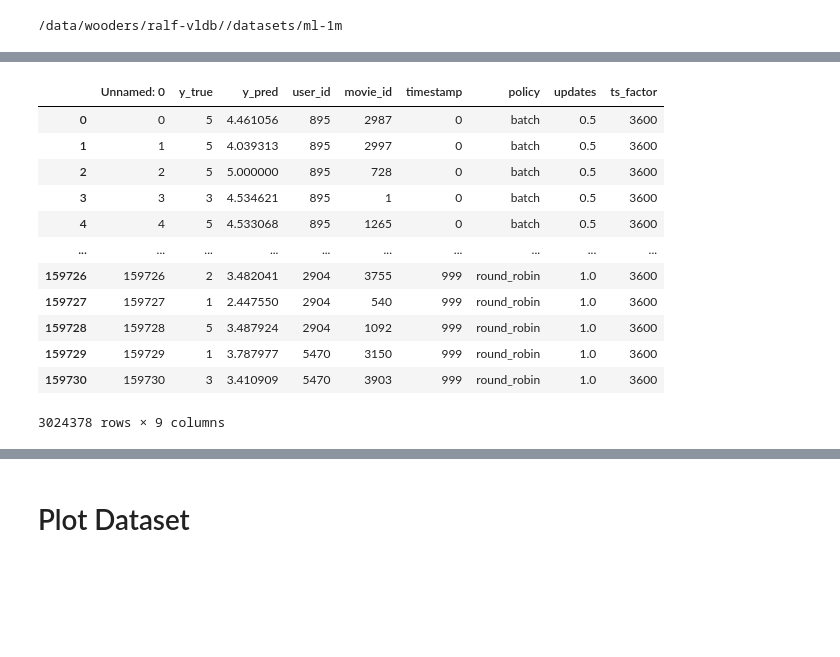
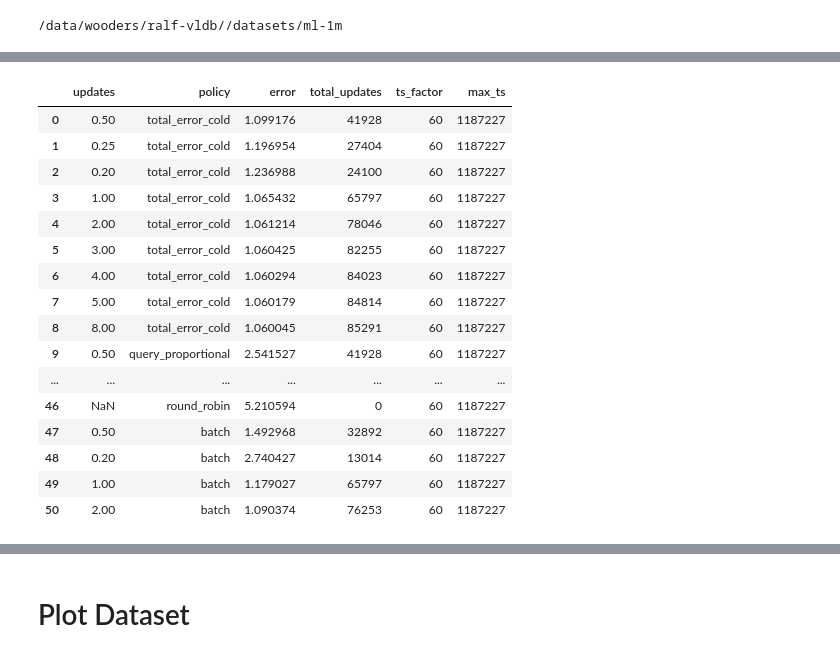
Before and after one commit to feature-store/experiments, a Jupyter notebook: nb/03-29-22-als_plots.ipynb, the cells around one changed output, grey strips where cells are left out. Saved outputs shown, nothing was run; the diff lists cells and outputs as text; code cells hidden in the pictures; blank space fills up the shorter version.

```diff
--- a/nb/03-29-22-als_plots.ipynb
+++ b/nb/03-29-22-als_plots.ipynb
@@ -18,7 +42,7 @@ result_dir = use_results(experiment, download=False)
 # %%
 split = 0.75
-updates_per_ts = [0.5, 0.2, 1, 2]
-ts_factor = [60, 60*60, 60*60*24]
-policies = ["batch", "total_error_cold", "query_proportional", "max_pending", "min_past", "round_robin"] #, "last_query"]
+updates_per_ts = [0.5, 0.25, 0.2, 1, 2, 3, 4, 5, 8, 10000, None]
+ts_factor = [60] #, 60*60, 60*60*24]
+policies = ["total_error_cold", "query_proportional", "max_pending", "min_past", "round_robin", "batch"] #, "last_query"]
 # %%
-limit = 1000 #100000
+limit = None #100000 #100000
@@ -30,19 +105,25 @@ results = []
 for p in policies:
     for u in updates_per_ts:
         for t in ts_factor:
+
+            if not os.path.exists(f"{result_dir}/{p}_{u}_{t}_split_{split}_updates.csv"):
+                continue
+
             update_df = pd.read_csv(f"{result_dir}/{p}_{u}_{t}_split_{split}_updates.csv")
             df = pd.read_csv(f"{result_dir}/{p}_{u}_{t}_split_{split}_results.csv")
 
+
+            if limit is not None:
+                if len(df.index) <= limit:
+                    print(f"{result_dir}/{p}_{u}_{t}_split_{split}_results.csv")
+                    continue
+
+                # filter time
+                df = df.iloc[:limit]
+                timestamp = df.timestamp.max()
+                update_df = update_df[update_df["time"] < timestamp]
+
             print(p, u, t, df.timestamp.max(), update_df["time"].max())
-
-            if df.timestamp.max() < limit:
-                print(f"{result_dir}/{p}_{u}_{t}_split_{split}_results.csv")
-                continue
-
-            # filter time
-            update_df = update_df[update_df["time"] < limit]
-            df = df[df["timestamp"] < limit]
-
 
             df["policy"] = p
             df["updates"] = u
@@ -151,16 +229,20 @@ See the caveats in the documentation: https://pandas.pydata.org/pandas-docs/stab
 # %%
-df_all
+results_df[results_df["ts_factor"] == 60]
 # %% [output]
-|  | Unnamed: 0 | y_true | y_pred | user_id | movie_id | timestamp | policy | updates | ts_factor |
-| 0 | 0 | 5 | 4.461056 | 895 | 2987 | 0 | batch | 0.5 | 3600 |
-| 1 | 1 | 5 | 4.039313 | 895 | 2997 | 0 | batch | 0.5 | 3600 |
-| 2 | 2 | 5 | 5.000000 | 895 | 728 | 0 | batch | 0.5 | 3600 |
-| 3 | 3 | 3 | 4.534621 | 895 | 1 | 0 | batch | 0.5 | 3600 |
-| 4 | 4 | 5 | 4.533068 | 895 | 1265 | 0 | batch | 0.5 | 3600 |
-| ... | ... | ... | ... | ... | ... | ... | ... | ... | ... |
-| 159726 | 159726 | 2 | 3.482041 | 2904 | 3755 | 999 | round_robin | 1.0 | 3600 |
-| 159727 | 159727 | 1 | 2.447550 | 2904 | 540 | 999 | round_robin | 1.0 | 3600 |
-| 159728 | 159728 | 5 | 3.487924 | 2904 | 1092 | 999 | round_robin | 1.0 | 3600 |
-| 159729 | 159729 | 1 | 3.787977 | 5470 | 3150 | 999 | round_robin | 1.0 | 3600 |
-| 159730 | 159730 | 3 | 3.410909 | 5470 | 3903 | 999 | round_robin | 1.0 | 3600 |
+|  | updates | policy | error | total_updates | ts_factor | max_ts |
+| 0 | 0.50 | total_error_cold | 1.099176 | 41928 | 60 | 1187227 |
+| 1 | 0.25 | total_error_cold | 1.196954 | 27404 | 60 | 1187227 |
+| 2 | 0.20 | total_error_cold | 1.236988 | 24100 | 60 | 1187227 |
+| 3 | 1.00 | total_error_cold | 1.065432 | 65797 | 60 | 1187227 |
+| 4 | 2.00 | total_error_cold | 1.061214 | 78046 | 60 | 1187227 |
+| 5 | 3.00 | total_error_cold | 1.060425 | 82255 | 60 | 1187227 |
+| 6 | 4.00 | total_error_cold | 1.060294 | 84023 | 60 | 1187227 |
+| 7 | 5.00 | total_error_cold | 1.060179 | 84814 | 60 | 1187227 |
+| 8 | 8.00 | total_error_cold | 1.060045 | 85291 | 60 | 1187227 |
+| 9 | 0.50 | query_proportional | 2.541527 | 41928 | 60 | 1187227 |
+| ... | ... | ... | ... | ... | ... | ... |
+| 46 | NaN | round_robin | 5.210594 | 0 | 60 | 1187227 |
+| 47 | 0.50 | batch | 1.492968 | 32892 | 60 | 1187227 |
+| 48 | 0.20 | batch | 2.740427 | 13014 | 60 | 1187227 |
+| 49 | 1.00 | batch | 1.179027 | 65797 | 60 | 1187227 |
+| 50 | 2.00 | batch | 1.090374 | 76253 | 60 | 1187227 |
-3024378 rows × 9 columns
```
Also changed, not shown: parts of 111 cells of this notebook, 6 other files.
